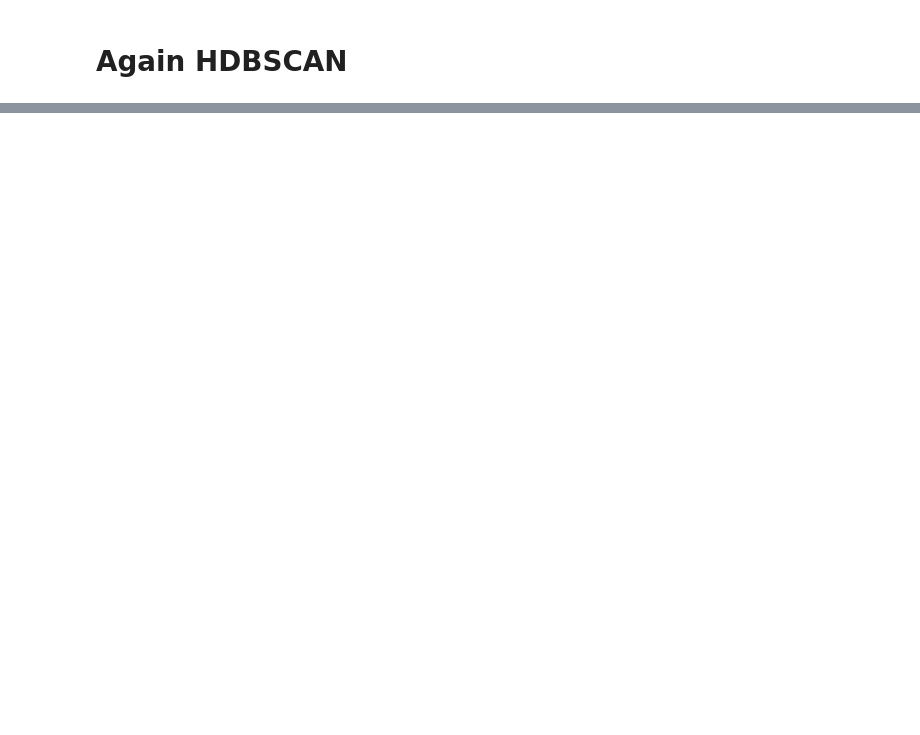
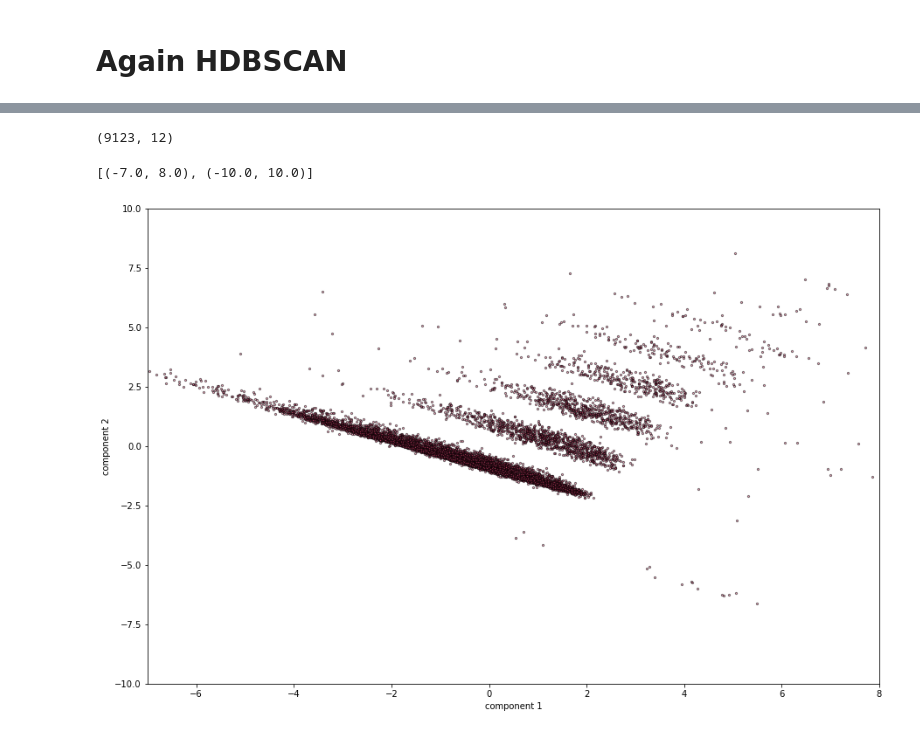
Before and after one commit to AngelGSoto/SPLUS_EmissionObject, a Jupyter notebook: 3filter_noflat/Color color diagrams and others things.ipynb, the cells around one changed output, grey strips where cells are left out. Drawn from its saved outputs; the diff is of its cells as text; code cells hidden in the pictures; blank space fills up the shorter version.

```diff
--- a/3filter_noflat/Color color diagrams and others things.ipynb
+++ b/3filter_noflat/Color color diagrams and others things.ipynb
@@ -568,0 +586,6 @@ plt.scatter(zg, gr, s=50, linewidth=0, c=cluster_colors, alpha=0.25)
+# %%
+df_table = table.to_pandas()
+# %%
+# Selecting colums
+df_clus_temp = df_table[["U_PStotal", "F378_PStotal", "F395_PStotal", "F410_PStotal", "F430_PStotal", "G_PStotal", "F515_PStotal", "R_PStotal", "F660_PStotal", "I_PStotal", "F861_PStotal", "Z_PStotal"]]
+df_clus_temp.shape
@@ -568,0 +610,24 @@ plt.scatter(zg, gr, s=50, linewidth=0, c=cluster_colors, alpha=0.25)
+# %%
+# Standarized the data
+df_clus_temp_stand = StandardScaler().fit_transform(df_clus_temp.values)
+df_clus_temp_stand.shape
+# %% [output]
+(9123, 12)
+# %%
+# Creating the PCA
+pca1 = PCA(n_components=2)
+pca1.fit(df_clus_temp_stand)
+
+X_pca1 = pca1.transform(df_clus_temp_stand)
+# %%
+fig, ax = plt.subplots(figsize=(15, 10))
+
+ax.scatter(X_pca1[:, 0], X_pca1[:, 1],
+            c=sns.xkcd_rgb['dark pink'], s=5, edgecolor='black', alpha=0.5,
+            cmap=plt.cm.get_cmap('Accent', 10))
+ax.set_xlabel('component 1')
+ax.set_ylabel('component 2')
+ax.set(xlim=[-7.0, 8.0], ylim=[-10.0, 10.0])
+# %% [output]
+[(-7.0, 8.0), (-10.0, 10.0)]
+[figure, added]
```
Also changed, not shown: parts of 22 cells of this notebook.
